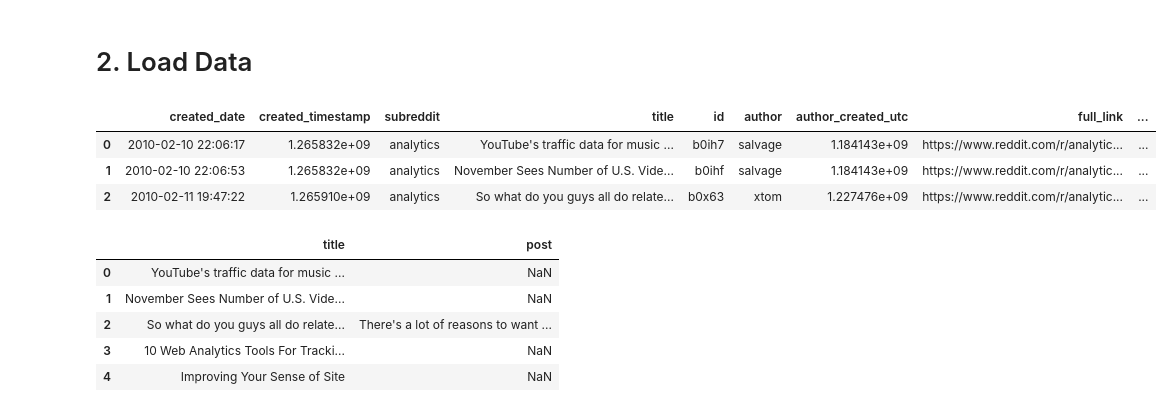
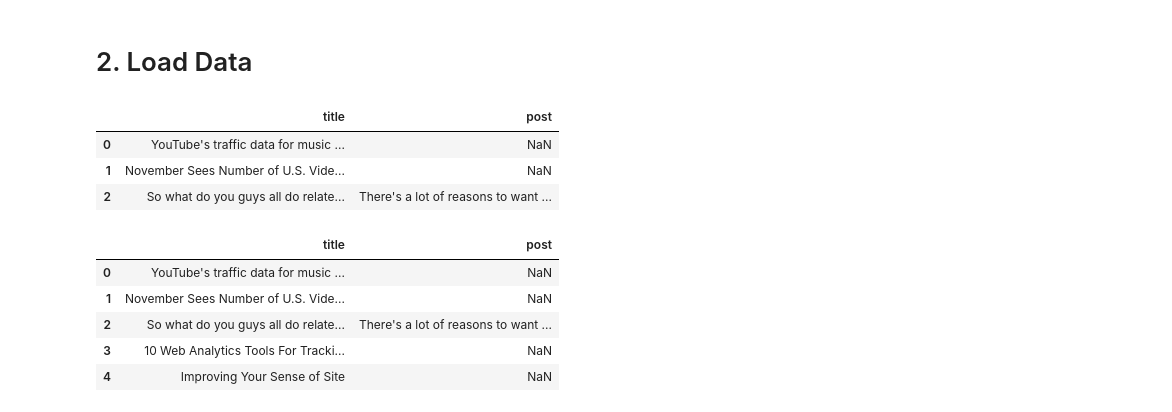
Before and after one commit to rayhung1/NLP-Headline-Generation, a Jupyter notebook: W266_Final_Project_Data_Cleanup.ipynb, the cells around one changed output. Drawn from its saved outputs; the diff is of its cells as text; code cells hidden in the pictures.

Commit message:
updated Reddit data subset

```diff
--- a/W266_Final_Project_Data_Cleanup.ipynb
+++ b/W266_Final_Project_Data_Cleanup.ipynb
@@ -29,13 +25,13 @@ reddit_database.csv          W266_Final_Project_Pegasus_Ray.ipynb
 # 2. Load Data
 # %%
 # load data
-df = pd.read_csv('drive/My Drive/W266/reddit_database.csv')
+df = pd.read_csv('drive/My Drive/W266/reddit_database.csv', usecols=['title', 'post'])
 df.head(3)
 # %% [output]
-|  | created_date | created_timestamp | subreddit | title | id | author | author_created_utc | full_link | ... |
-| 0 | 2010-02-10 22:06:17 | 1.265832e+09 | analytics | YouTube's traffic data for music ... | b0ih7 | salvage | 1.184143e+09 | https://www.reddit.com/r/analytic... | ... |
-| 1 | 2010-02-10 22:06:53 | 1.265832e+09 | analytics | November Sees Number of U.S. Vide... | b0ihf | salvage | 1.184143e+09 | https://www.reddit.com/r/analytic... | ... |
-| 2 | 2010-02-11 19:47:22 | 1.265910e+09 | analytics | So what do you guys all do relate... | b0x63 | xtom | 1.227476e+09 | https://www.reddit.com/r/analytic... | ... |
+|  | title | post |
+| 0 | YouTube's traffic data for music ... | NaN |
+| 1 | November Sees Number of U.S. Vide... | NaN |
+| 2 | So what do you guys all do relate... | There's a lot of reasons to want ... |
 # %%
 df = df[['title', 'post']]
 df.head(5)
```
Also changed, not shown: parts of 20 cells of this notebook, 1 other file.
